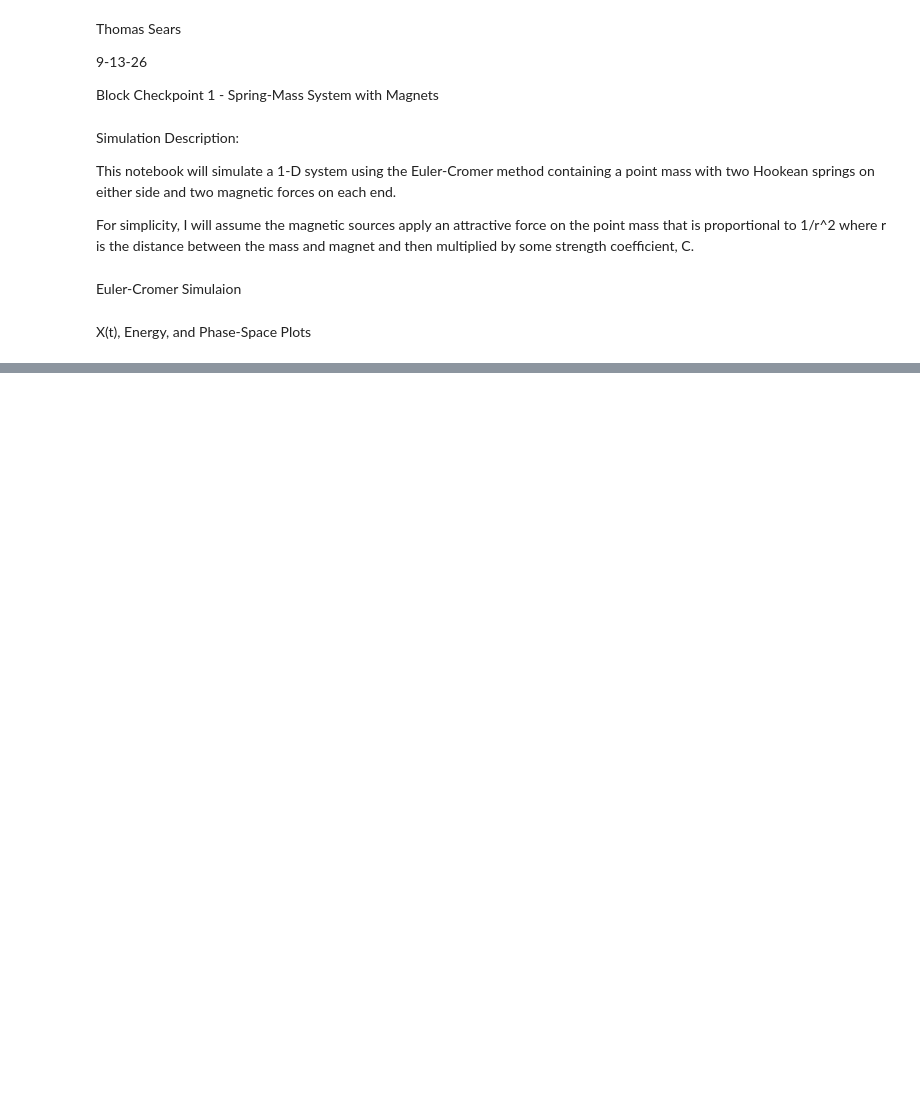
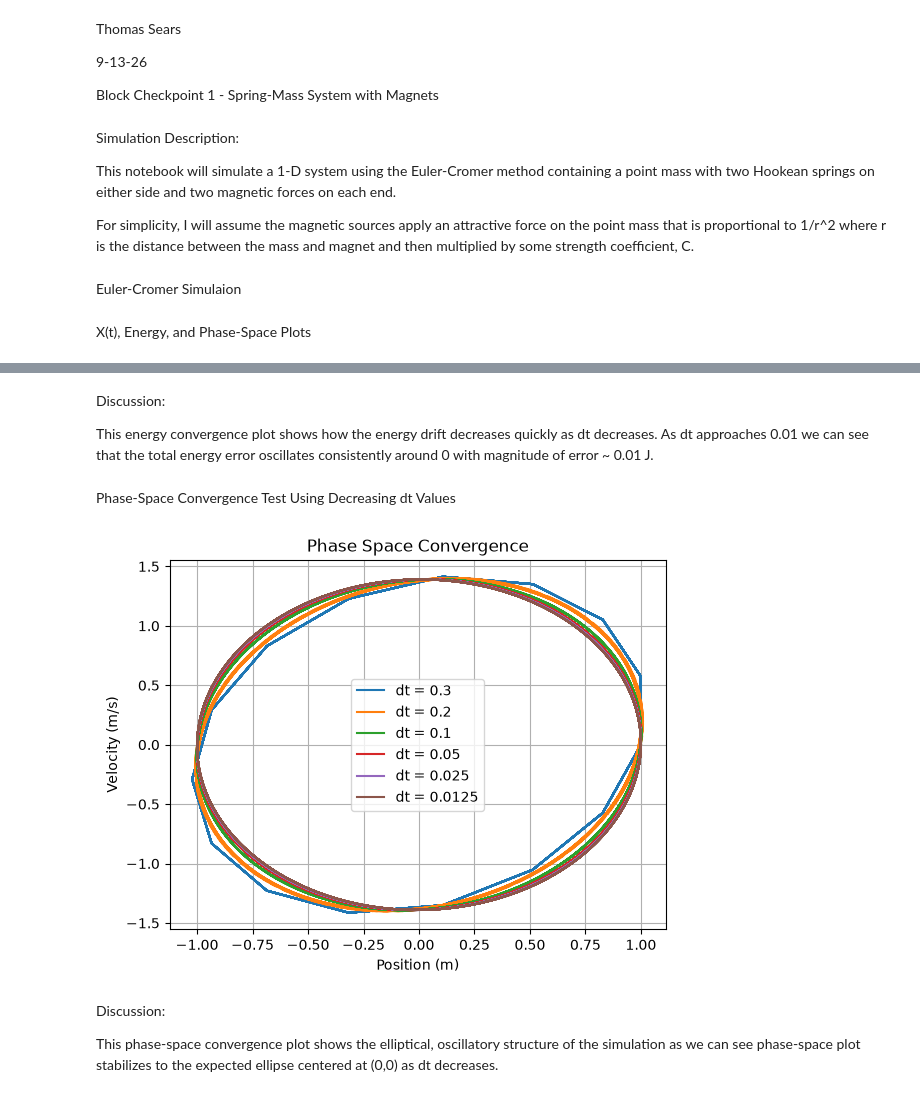
Before and after one commit to tsears1-utk/phys311, a Jupyter notebook: block checkpoints/block_01.ipynb, the cells around one changed output, grey strips where cells are left out. Cells and saved outputs as stored; diff of their text form; code cells hidden in the pictures; blank space fills up the shorter version.

```diff
--- a/block checkpoints/block_01.ipynb
+++ b/block checkpoints/block_01.ipynb
@@ -118,0 +142,27 @@ plt.show()
+# %% [markdown]
+Discussion:
+
+This energy convergence plot shows how the energy drift decreases quickly as dt decreases. As dt approaches 0.01 we can see that the total energy error oscillates consistently around 0 with magnitude of error ~ 0.01 J.
+# %% [markdown]
+Phase-Space Convergence Test Using Decreasing dt Values
+# %%
+dt_arr = [0.3, 0.2, 0.1, 0.05, 0.025, 0.0125]
+
+plt.figure()
+
+for dt_convergence in dt_arr:
+    ts, xs, vs, Es = simulate(dt_convergence)
+    plt.plot(xs, vs, label=f"dt = {dt_convergence}")
+
+plt.xlabel("Position (m)")
+plt.ylabel("Velocity (m/s)")
+plt.title("Phase Space Convergence")
+plt.legend()
+plt.grid()
+plt.show()
+# %% [output]
+[figure, added]
+# %% [markdown]
+Discussion:
+
+This phase-space convergence plot shows the elliptical, oscillatory structure of the simulation as we can see phase-space plot stabilizes to the expected ellipse centered at (0,0) as dt decreases.
```
Also changed, not shown: parts of 6 cells of this notebook.
